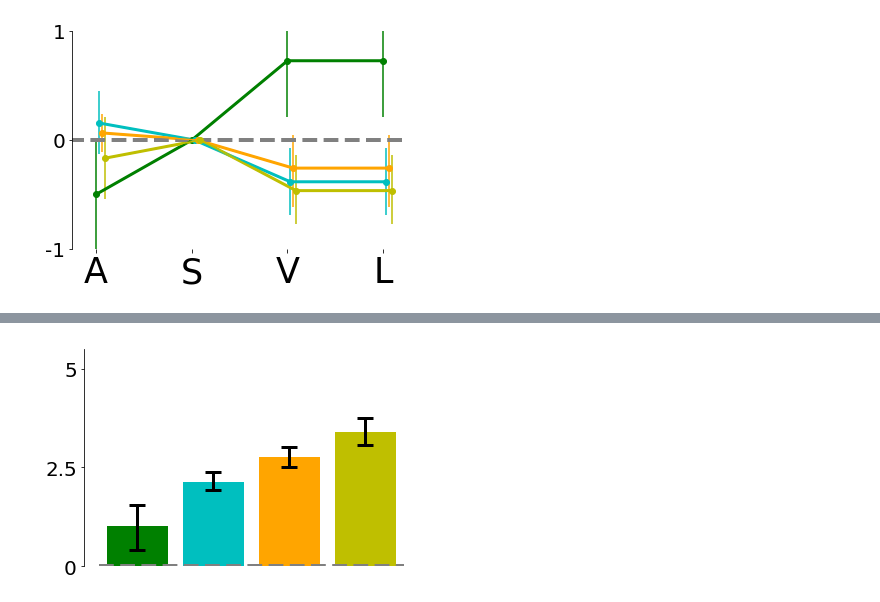
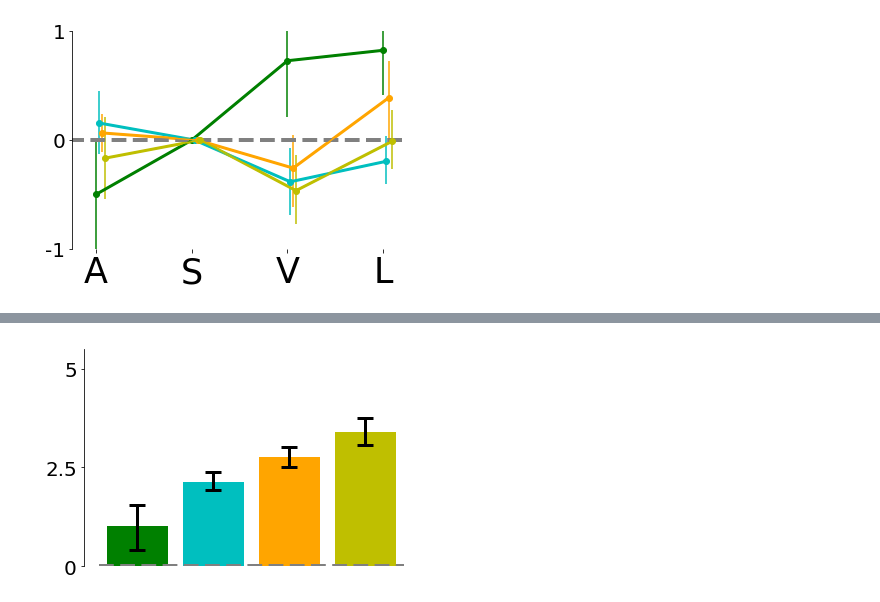
Before and after one commit to orangese/combind_multistruct_benchmarking, a Jupyter notebook: notebooks/paper/D2_mutagenesis_panels.ipynb, the cells around one changed output, grey strips where cells are left out. Cells and saved outputs as stored; diff of their text form; code cells hidden in the pictures.

```diff
--- a/notebooks/paper/D2_mutagenesis_panels.ipynb
+++ b/notebooks/paper/D2_mutagenesis_panels.ipynb
@@ -43,6 +43,18 @@ def get(ligand, mutation, metric):
         data = low
     elif metric == 'high':
         data = high
+    elif metric == 'raw':
+        if mutation == 'WT':
+            idx =  0
+        else:
+            idx = mutations.index(mutation)+1
+        return affinities[ligands.index(ligand)][idx] / affinities[ligands.index(ligand)][0]
+    elif metric == 'raw-sem':
+        if mutation == 'WT':
+            idx =  0
+        else:
+            idx = mutations.index(mutation)+1
+        return sems[ligands.index(ligand)][idx] / affinities[ligands.index(ligand)][0]
     else:
         assert False
     return data[ligands.index(ligand)][mutations.index(mutation)]
@@ -53,27 +65,27 @@ array([0.20219848, 0.88344248, 0.57678502, 0.23273657])
 # %%
 ax = plt.subplot(111)
 for color, ligand in zip(colors, ligands):
     x = np.linspace(0, 3, 4) + ligands.index(ligand)*0.03
-    y = [get(ligand, 'S193A', 'mean'), 0.0, get(ligand, 'S193V', 'mean'), get(ligand, 'S193V', 'mean')]
-    err = [[get(ligand, 'S193A', 'low'), 0.0, get(ligand, 'S193V', 'low'), get(ligand, 'S193V', 'low')],
-           [get(ligand, 'S193A', 'high'), 0.0, get(ligand, 'S193V', 'high'), get(ligand, 'S193V', 'high')]]
+    y = [get(ligand, 'S193A', 'mean'), 0.0, get(ligand, 'S193V', 'mean'), get(ligand, 'S193L', 'mean')]
+    err = [[get(ligand, 'S193A', 'low'), 0.0, get(ligand, 'S193V', 'low'), get(ligand, 'S193L', 'low')],
+           [get(ligand, 'S193A', 'high'), 0.0, get(ligand, 'S193V', 'high'), get(ligand, 'S193L', 'high')]]
     plt.plot(x, y, c = color, lw = 3)
     ax.errorbar(x, y, yerr=err, fmt='-o', c = color)
 
 ax.plot([-0.5, 3.5], [0, 0], '--', c = 'grey', lw=4)
 ax.set_xticks(range(4))
 ax.set_xticklabels(['A', 'S', 'V', 'L'], fontsize = 35)
 ax.set_ylim(-1, 1)
 ax.set_xlim(-0.25, 3.25)
 ax.set_yticks(range(-1, 2))
 ax.set_yticklabels(range(-1, 2), fontsize = 20)
 
 #ax.set_title('S193', fontsize=40)
 
 ax.spines['right'].set_visible(False)
 ax.spines['top'].set_visible(False)
 ax.spines['bottom'].set_visible(False)
-plt.savefig('../../pymol/figures/D2_panels/S193.pdf')
+#plt.savefig('../../pymol/figures/D2_panels/S193.pdf')
 plt.show()
 # %% [output]
-[figure, old version]
+[figure, new version]
```
Also changed, not shown: parts of 3 cells of this notebook, 4 other files.
